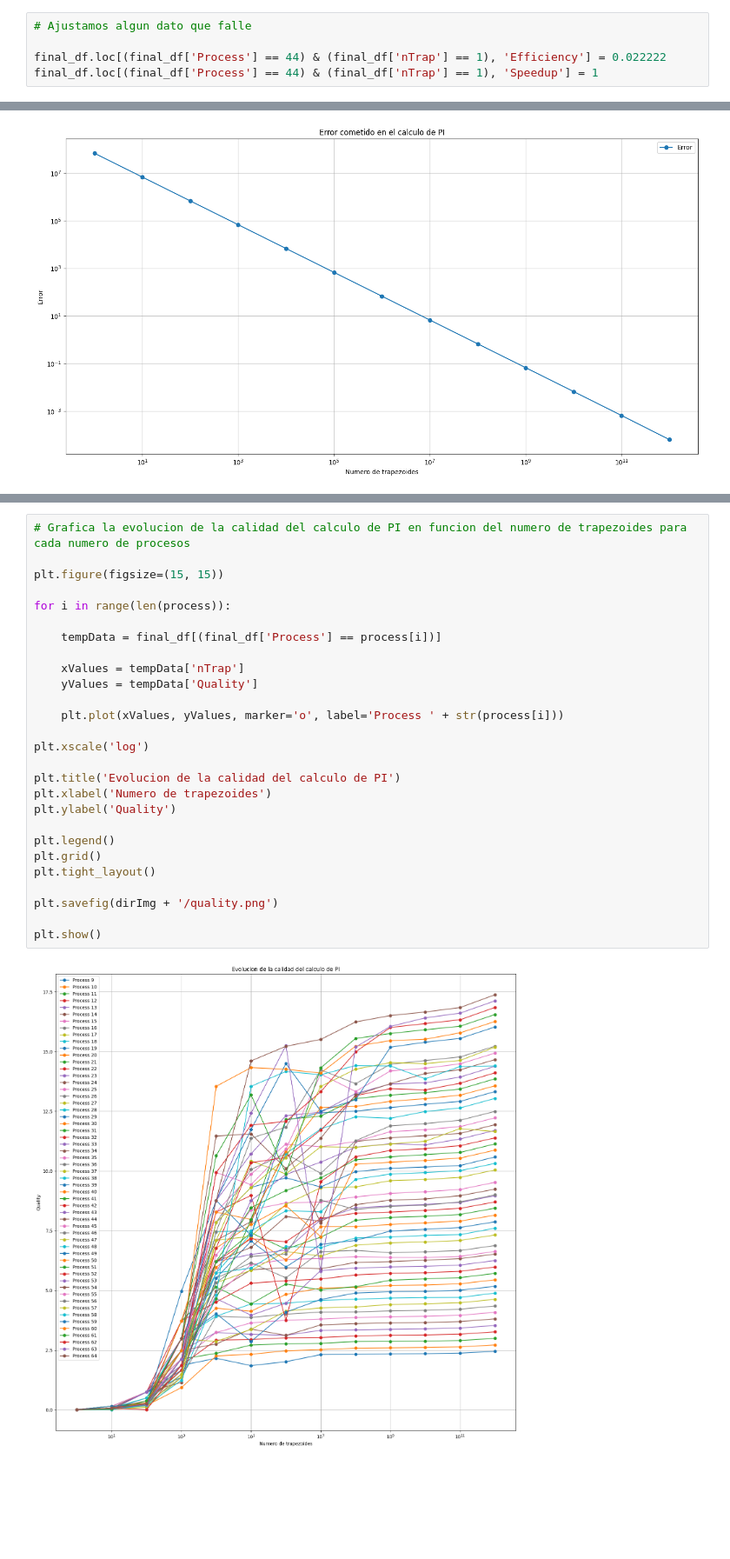
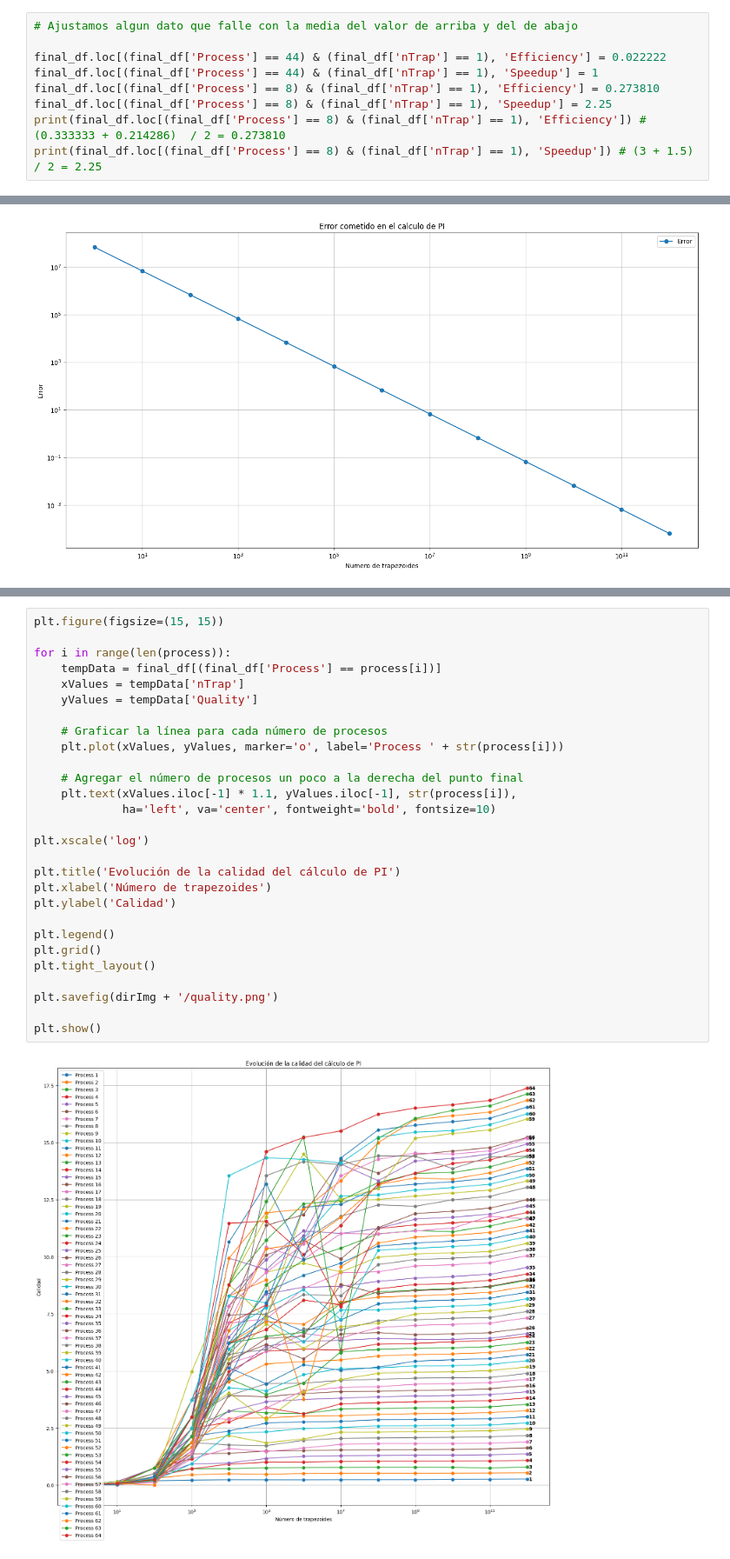
Before and after one commit to DavidCP-USC/Calculo-de-PI-con-MPI---FSP_P1, a Jupyter notebook: calculos.ipynb, the cells around one changed output, grey strips where cells are left out. Shown at 87% size. Cells and saved outputs as stored; diff of their text form; blank space fills up the shorter version.

```diff
--- a/calculos.ipynb
+++ b/calculos.ipynb
@@ -89,7 +89,11 @@ for (nTrap_value, process_value), group in dataset1.groupby(['nTrap', 'Process']
 
 final_df = pd.DataFrame(finalData, columns=['Process', 'nTrap', 'MaxTime', 'RefTime', 'Speedup', 'Efficiency', 'Error', 'Quality'])
 # %%
-# Ajustamos algun dato que falle
+# Ajustamos algun dato que falle con la media del valor de arriba y del de abajo
 
 final_df.loc[(final_df['Process'] == 44) & (final_df['nTrap'] == 1), 'Efficiency'] = 0.022222
 final_df.loc[(final_df['Process'] == 44) & (final_df['nTrap'] == 1), 'Speedup'] = 1
+final_df.loc[(final_df['Process'] == 8) & (final_df['nTrap'] == 1), 'Efficiency'] = 0.273810
+final_df.loc[(final_df['Process'] == 8) & (final_df['nTrap'] == 1), 'Speedup'] = 2.25
+print(final_df.loc[(final_df['Process'] == 8) & (final_df['nTrap'] == 1), 'Efficiency']) # (0.333333 + 0.214286)  / 2 = 0.273810
+print(final_df.loc[(final_df['Process'] == 8) & (final_df['nTrap'] == 1), 'Speedup']) # (3 + 1.5) / 2 = 2.25
@@ -196,32 +205,33 @@ display(final_df_64)
 # %%
-# Grafica la evolucion de la calidad del calculo de PI en funcion del numero de trapezoides para cada numero de procesos
-
 plt.figure(figsize=(15, 15))
 
 for i in range(len(process)):
+    tempData = final_df[(final_df['Process'] == process[i])]
+    xValues = tempData['nTrap']
+    yValues = tempData['Quality']
 
-	tempData = final_df[(final_df['Process'] == process[i])]
+    # Graficar la línea para cada número de procesos
+    plt.plot(xValues, yValues, marker='o', label='Process ' + str(process[i]))
 
-	xValues = tempData['nTrap']
-	yValues = tempData['Quality']
-
-	plt.plot(xValues, yValues, marker='o', label='Process ' + str(process[i]))
+    # Agregar el número de procesos un poco a la derecha del punto final
+    plt.text(xValues.iloc[-1] * 1.1, yValues.iloc[-1], str(process[i]),
+             ha='left', va='center', fontweight='bold', fontsize=10)
 
 plt.xscale('log')
 
-plt.title('Evolucion de la calidad del calculo de PI')
-plt.xlabel('Numero de trapezoides')
-plt.ylabel('Quality')
+plt.title('Evolución de la calidad del cálculo de PI')
+plt.xlabel('Número de trapezoides')
+plt.ylabel('Calidad')
 
 plt.legend()
 plt.grid()
 plt.tight_layout()
 
 plt.savefig(dirImg + '/quality.png')
 
 plt.show()
 # %% [output]
-[figure, old version]
+[figure, new version]
 # %%
 plt.figure(figsize=(15, 15))
 
```
Also changed, not shown: parts of 7 cells of this notebook, 5 other files.
